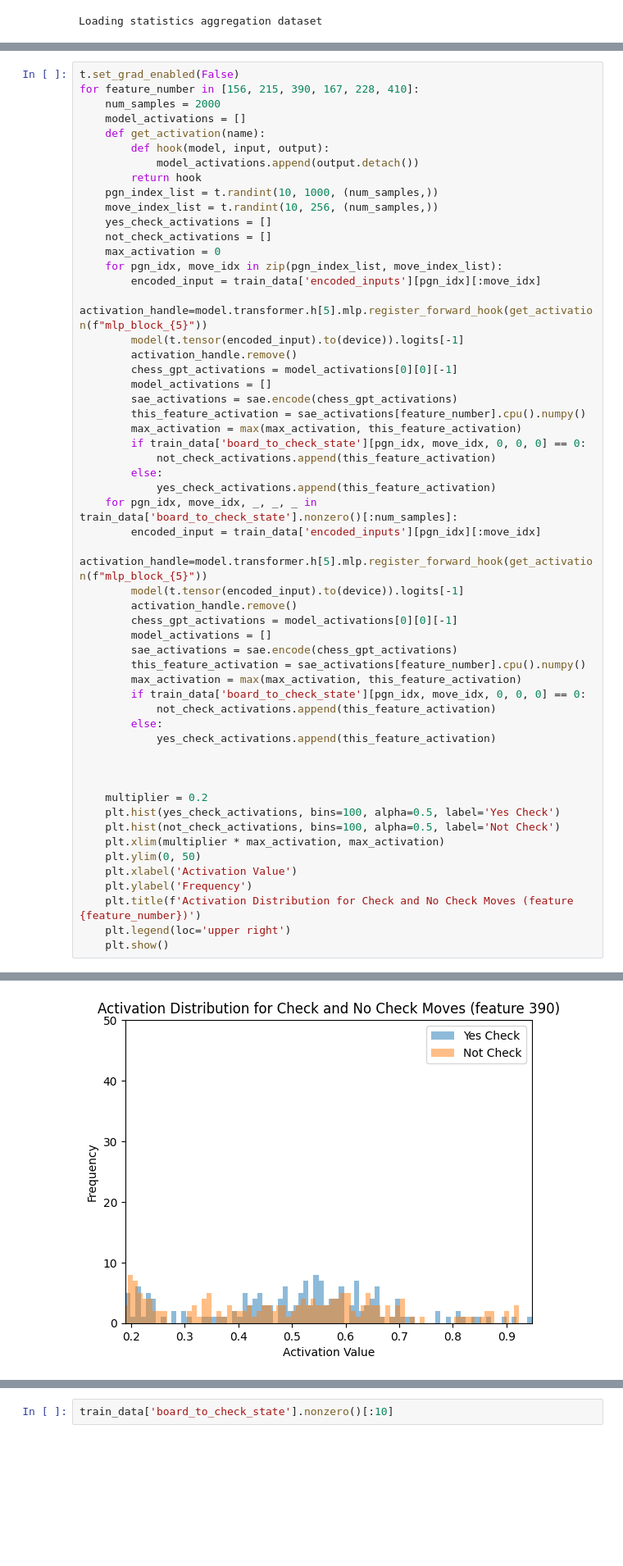
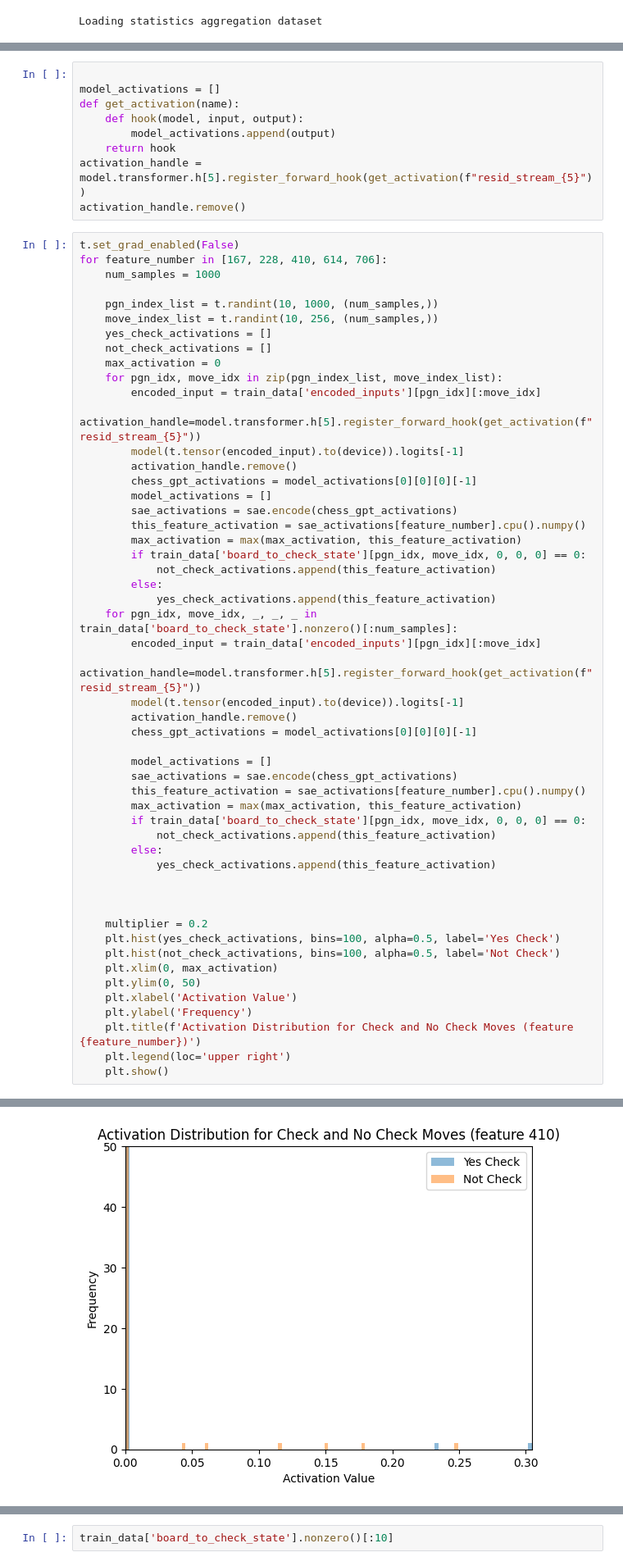
Before and after one commit to jkutaso/chessgpt_sae, a Jupyter notebook: SAE_check_confirmation.ipynb, the cells around one changed output, grey strips where cells are left out. Shown: that part at 82% size. Drawn from its saved outputs; the diff is of its cells as text; blank space fills up the shorter version.

```diff
--- a/SAE_check_confirmation.ipynb
+++ b/SAE_check_confirmation.ipynb
@@ -136,15 +137,20 @@ tensor([[  3,  72,   0,   0,   0],
         [  4, 241,   0,   0,   0],
         [  7,  20,   0,   0,   0],
         [  7,  21,   0,   0,   0]], device='cuda:0')
+# %%
+
+model_activations = []
+def get_activation(name):
+    def hook(model, input, output):
+        model_activations.append(output)
+    return hook
+activation_handle = model.transformer.h[5].register_forward_hook(get_activation(f"resid_stream_{5}"))
+activation_handle.remove()
 # %%
 t.set_grad_enabled(False)
-for feature_number in [156, 215, 390, 167, 228, 410]:
-    num_samples = 2000
-    model_activations = []
-    def get_activation(name):
-        def hook(model, input, output):
-            model_activations.append(output.detach())
-        return hook
+for feature_number in [167, 228, 410, 614, 706]:
+    num_samples = 1000
+
     pgn_index_list = t.randint(10, 1000, (num_samples,))
     move_index_list = t.randint(10, 256, (num_samples,))
     yes_check_activations = []
@@ -152,10 +158,10 @@ for feature_number in [156, 215, 390, 167, 228, 410]:
     max_activation = 0
     for pgn_idx, move_idx in zip(pgn_index_list, move_index_list):
         encoded_input = train_data['encoded_inputs'][pgn_idx][:move_idx]
-        activation_handle=model.transformer.h[5].mlp.register_forward_hook(get_activation(f"mlp_block_{5}"))
+        activation_handle=model.transformer.h[5].register_forward_hook(get_activation(f"resid_stream_{5}"))
         model(t.tensor(encoded_input).to(device)).logits[-1]
         activation_handle.remove()
-        chess_gpt_activations = model_activations[0][0][-1]
+        chess_gpt_activations = model_activations[0][0][0][-1]
         model_activations = []
         sae_activations = sae.encode(chess_gpt_activations)
         this_feature_activation = sae_activations[feature_number].cpu().numpy()
@@ -166,10 +172,11 @@ for feature_number in [156, 215, 390, 167, 228, 410]:
             yes_check_activations.append(this_feature_activation)
     for pgn_idx, move_idx, _, _, _ in train_data['board_to_check_state'].nonzero()[:num_samples]:
         encoded_input = train_data['encoded_inputs'][pgn_idx][:move_idx]
-        activation_handle=model.transformer.h[5].mlp.register_forward_hook(get_activation(f"mlp_block_{5}"))
+        activation_handle=model.transformer.h[5].register_forward_hook(get_activation(f"resid_stream_{5}"))
         model(t.tensor(encoded_input).to(device)).logits[-1]
         activation_handle.remove()
-        chess_gpt_activations = model_activations[0][0][-1]
+        chess_gpt_activations = model_activations[0][0][0][-1]
+
         model_activations = []
         sae_activations = sae.encode(chess_gpt_activations)
         this_feature_activation = sae_activations[feature_number].cpu().numpy()
@@ -184,7 +191,7 @@ for feature_number in [156, 215, 390, 167, 228, 410]:
     multiplier = 0.2
     plt.hist(yes_check_activations, bins=100, alpha=0.5, label='Yes Check')
     plt.hist(not_check_activations, bins=100, alpha=0.5, label='Not Check')
-    plt.xlim(multiplier * max_activation, max_activation)
+    plt.xlim(0, max_activation)
     plt.ylim(0, 50)
     plt.xlabel('Activation Value')
     plt.ylabel('Frequency')
@@ -197 +204 @@ for feature_number in [156, 215, 390, 167, 228, 410]:
-[figure, old version]
+[figure, new version]
```
Also changed, not shown: parts of 4 cells of this notebook, 5 other files.
